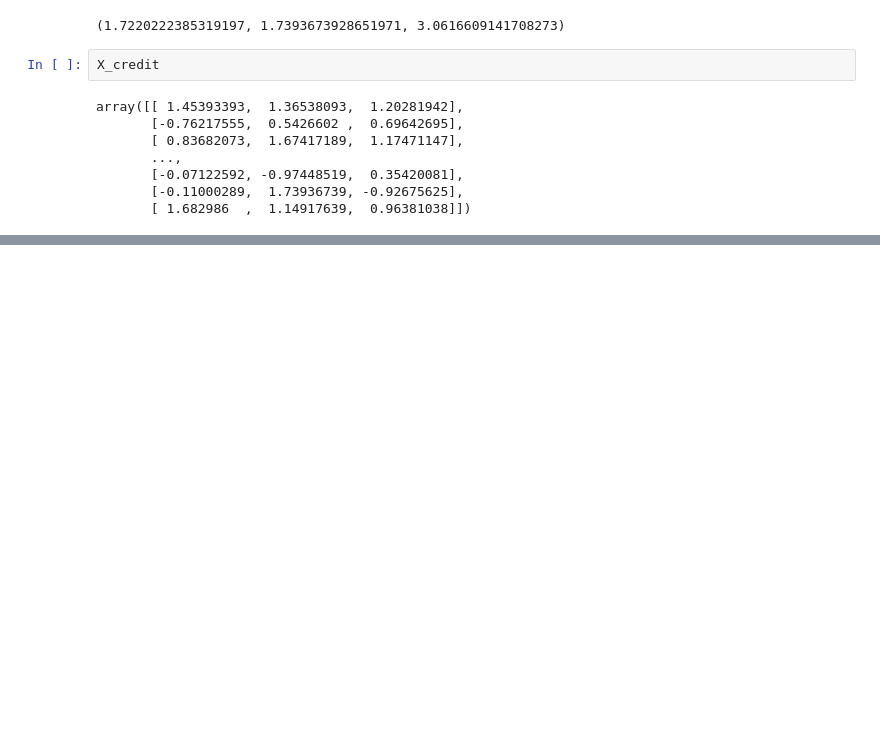
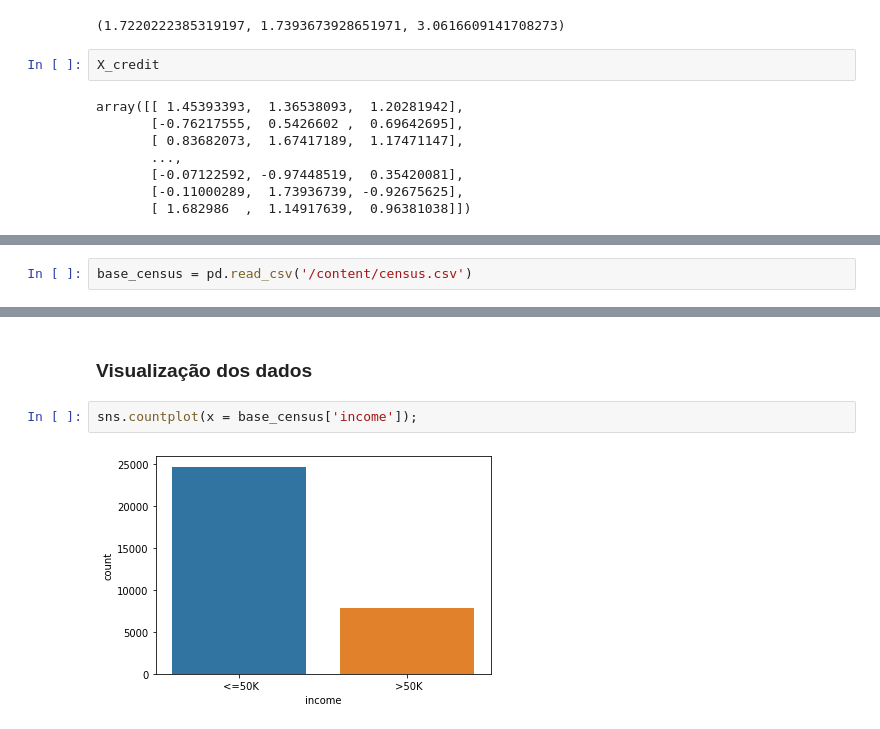
Before and after one commit to MottaGit/Machine-Learning-And-Data-Science, a Jupyter notebook: Pre_data_processing.ipynb, the cells around one changed output, grey strips where cells are left out. Saved outputs shown, nothing was run; the diff lists cells and outputs as text; blank space fills up the shorter version.

```diff
--- a/Pre_data_processing.ipynb
+++ b/Pre_data_processing.ipynb
@@ -302,0 +296,2 @@ array([[ 1.45393393,  1.36538093,  1.20281942],
+# %%
+base_census = pd.read_csv('/content/census.csv')
@@ -302,0 +345,6 @@ array([[ 1.45393393,  1.36538093,  1.20281942],
+# %% [markdown]
+### Visualização dos dados
+# %%
+sns.countplot(x = base_census['income']);
+# %% [output]
+[figure, added]
```
Also changed, not shown: parts of 38 cells of this notebook.
